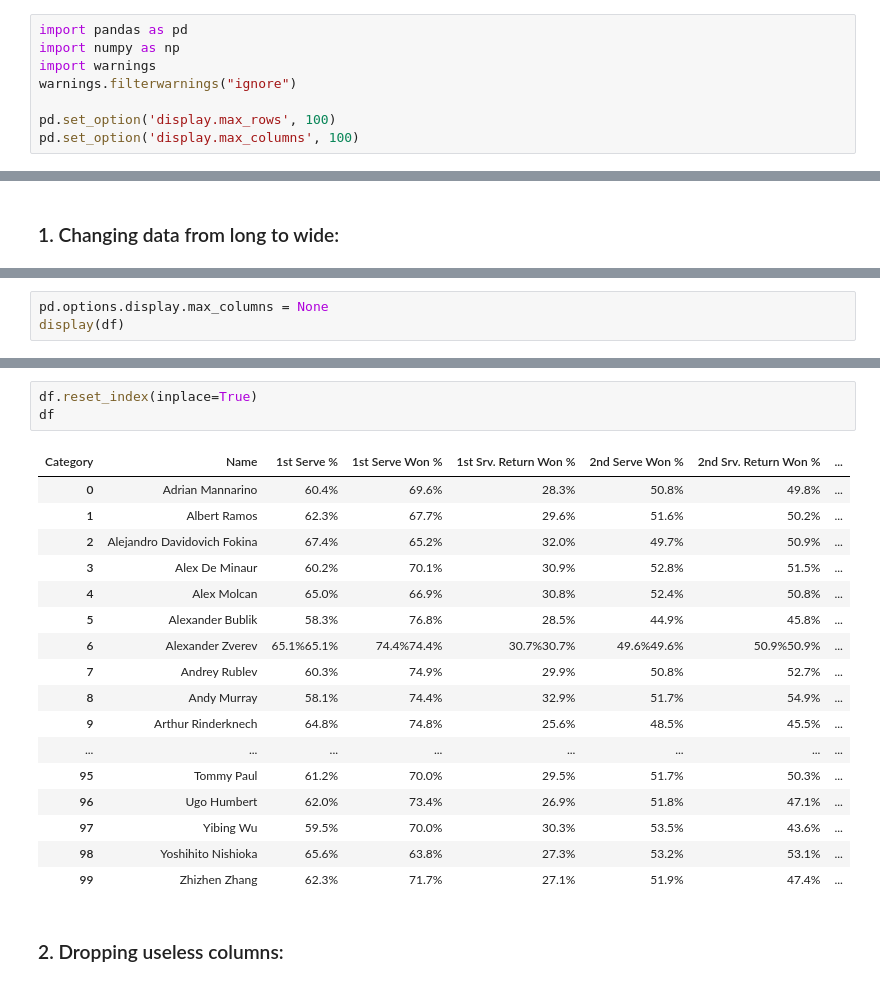
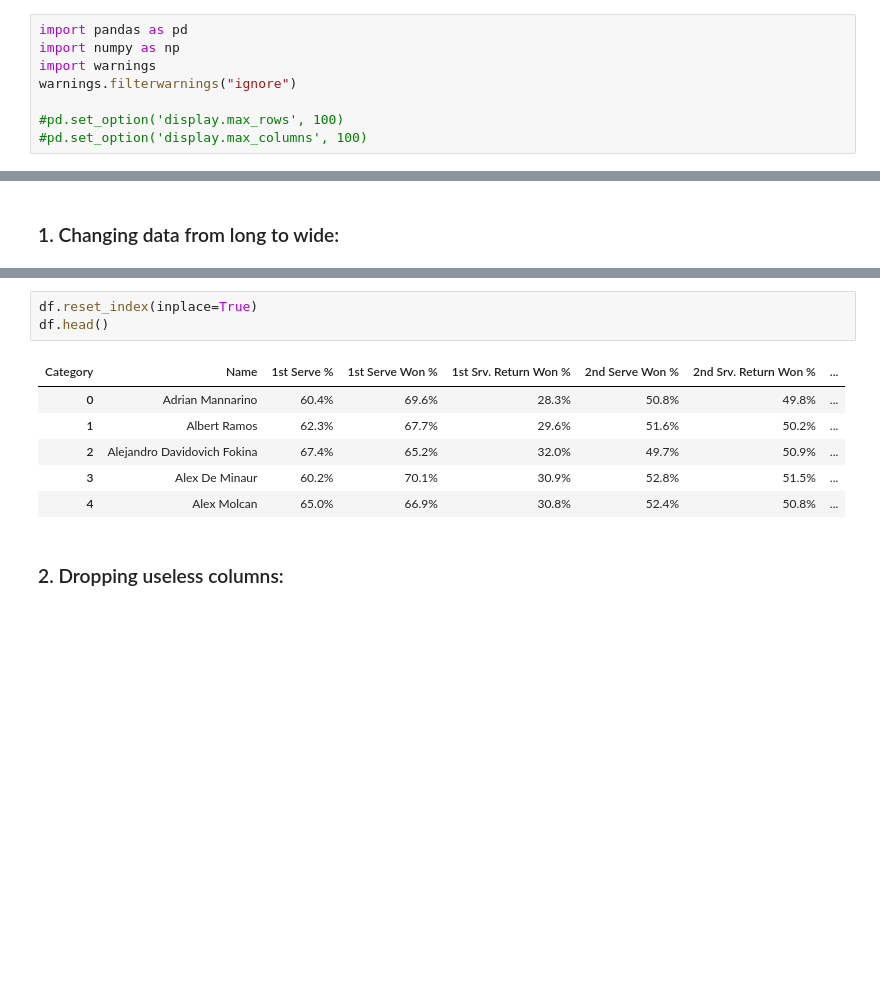
Before and after one commit to swb1113/ATP_data_analysis, a Jupyter notebook: atp_cleaning.ipynb, the cells around one changed output, grey strips where cells are left out. Saved outputs shown, nothing was run; the diff lists cells and outputs as text; blank space fills up the shorter version.

Commit message:
Update display settings

```diff
--- a/atp_cleaning.ipynb
+++ b/atp_cleaning.ipynb
@@ -14,8 +14,8 @@ import numpy as np
 import warnings
 warnings.filterwarnings("ignore")
 
-pd.set_option('display.max_rows', 100)
-pd.set_option('display.max_columns', 100)
+#pd.set_option('display.max_rows', 100)
+#pd.set_option('display.max_columns', 100)
 # %%
 # loading data
 df_long = pd.read_csv("top_100.csv")
@@ -40,3 +48,0 @@ df = pd.pivot_table(df_long, index = 'Name', columns = 'Category', values = 'Inf
-# %%
-pd.options.display.max_columns = None
-display(df)
@@ -62,24 +49,13 @@ display(df)
 # %%
 df.reset_index(inplace=True)
-df
+df.head()
 # %% [output]
 | Category | Name | 1st Serve % | 1st Serve Won % | 1st Srv. Return Won % | 2nd Serve Won % | 2nd Srv. Return Won % | ... |
 | 0 | Adrian Mannarino | 60.4% | 69.6% | 28.3% | 50.8% | 49.8% | ... |
 | 1 | Albert Ramos | 62.3% | 67.7% | 29.6% | 51.6% | 50.2% | ... |
 | 2 | Alejandro Davidovich Fokina | 67.4% | 65.2% | 32.0% | 49.7% | 50.9% | ... |
 | 3 | Alex De Minaur | 60.2% | 70.1% | 30.9% | 52.8% | 51.5% | ... |
 | 4 | Alex Molcan | 65.0% | 66.9% | 30.8% | 52.4% | 50.8% | ... |
-| 5 | Alexander Bublik | 58.3% | 76.8% | 28.5% | 44.9% | 45.8% | ... |
-| 6 | Alexander Zverev | 65.1%65.1% | 74.4%74.4% | 30.7%30.7% | 49.6%49.6% | 50.9%50.9% | ... |
-| 7 | Andrey Rublev | 60.3% | 74.9% | 29.9% | 50.8% | 52.7% | ... |
-| 8 | Andy Murray | 58.1% | 74.4% | 32.9% | 51.7% | 54.9% | ... |
-| 9 | Arthur Rinderknech | 64.8% | 74.8% | 25.6% | 48.5% | 45.5% | ... |
-| ... | ... | ... | ... | ... | ... | ... | ... |
-| 95 | Tommy Paul | 61.2% | 70.0% | 29.5% | 51.7% | 50.3% | ... |
-| 96 | Ugo Humbert | 62.0% | 73.4% | 26.9% | 51.8% | 47.1% | ... |
-| 97 | Yibing Wu | 59.5% | 70.0% | 30.3% | 53.5% | 43.6% | ... |
-| 98 | Yoshihito Nishioka | 65.6% | 63.8% | 27.3% | 53.2% | 53.1% | ... |
-| 99 | Zhizhen Zhang | 62.3% | 71.7% | 27.1% | 51.9% | 47.4% | ... |
 # %% [markdown]
 ### 2. Dropping useless columns:
 # %%
```
Also changed, not shown: parts of 2 cells of this notebook.
